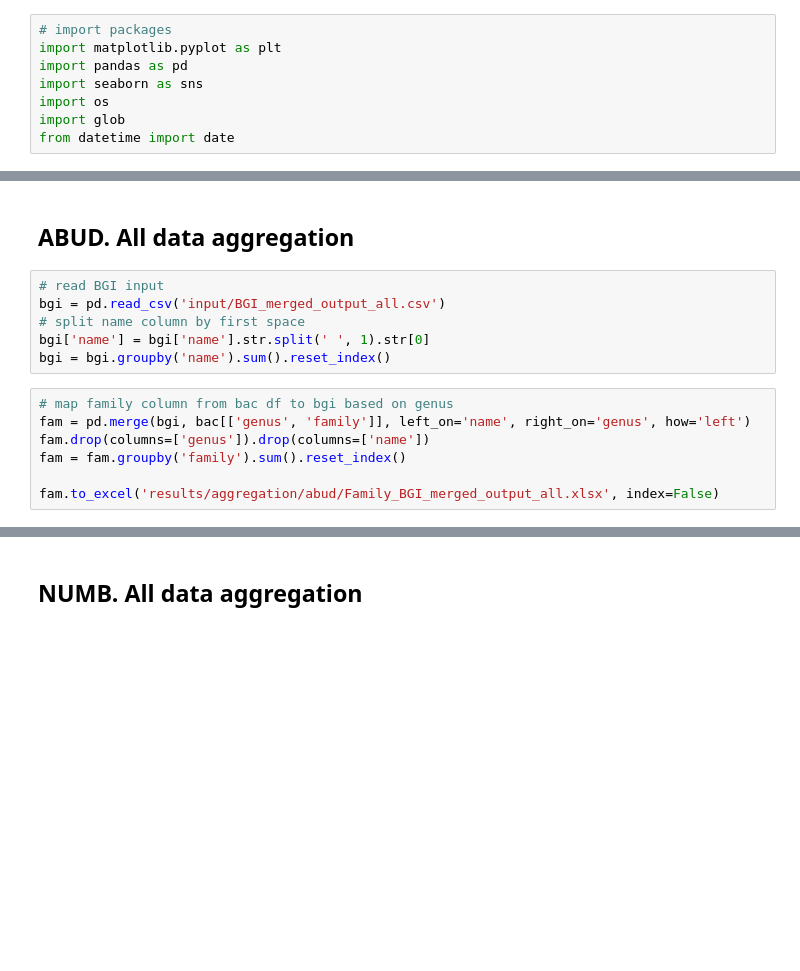
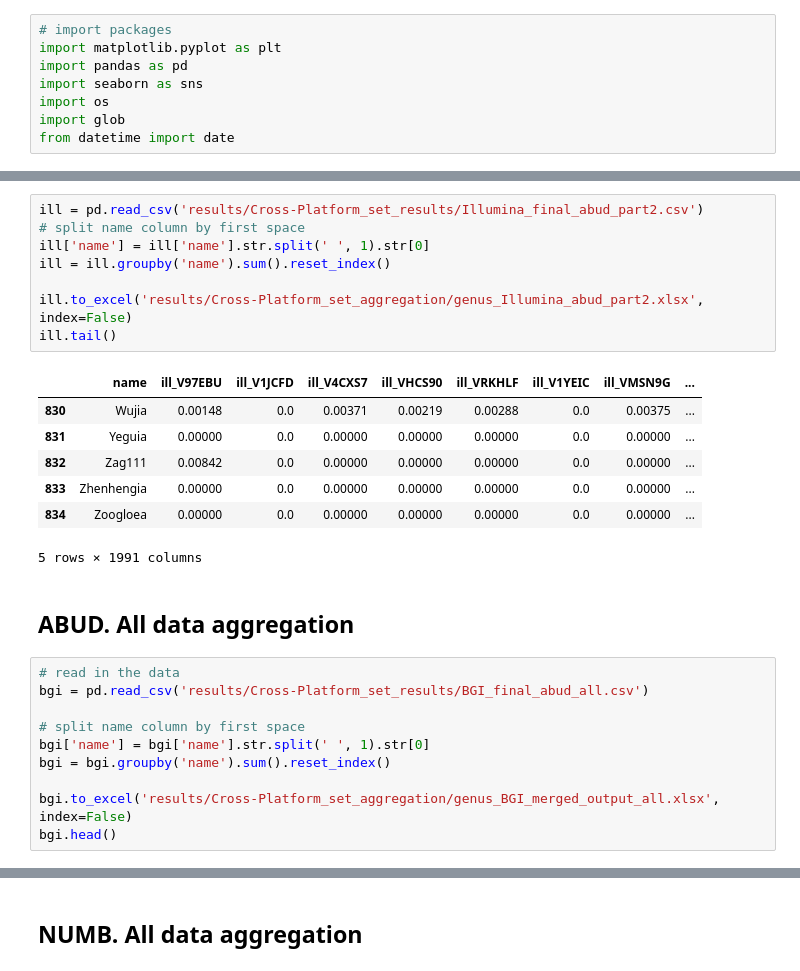
Before and after one commit to Chartiza/2024_Illumina_vs_BGI, a Jupyter notebook: step2_KRAKEN_aggregation/Genus_aggregation.ipynb, the cells around one changed output, grey strips where cells are left out. Saved outputs shown, nothing was run; the diff lists cells and outputs as text; blank space fills up the shorter version.

```diff
--- a/step2_KRAKEN_aggregation/Genus_aggregation.ipynb
+++ b/step2_KRAKEN_aggregation/Genus_aggregation.ipynb
@@ -59,16 +65,29 @@ fam.to_excel('results/aggregation/abud/Family_Illumina_merged_output_part.xlsx',
+# %%
+ill = pd.read_csv('results/Cross-Platform_set_results/Illumina_final_abud_part2.csv')
+# split name column by first space
+ill['name'] = ill['name'].str.split(' ', 1).str[0]
+ill = ill.groupby('name').sum().reset_index()
+
+ill.to_excel('results/Cross-Platform_set_aggregation/genus_Illumina_abud_part2.xlsx', index=False)
+ill.tail()
+# %% [output]
+|  | name | ill_V97EBU | ill_V1JCFD | ill_V4CXS7 | ill_VHCS90 | ill_VRKHLF | ill_V1YEIC | ill_VMSN9G | ... |
+| 830 | Wujia | 0.00148 | 0.0 | 0.00371 | 0.00219 | 0.00288 | 0.0 | 0.00375 | ... |
+| 831 | Yeguia | 0.00000 | 0.0 | 0.00000 | 0.00000 | 0.00000 | 0.0 | 0.00000 | ... |
+| 832 | Zag111 | 0.00842 | 0.0 | 0.00000 | 0.00000 | 0.00000 | 0.0 | 0.00000 | ... |
+| 833 | Zhenhengia | 0.00000 | 0.0 | 0.00000 | 0.00000 | 0.00000 | 0.0 | 0.00000 | ... |
+| 834 | Zoogloea | 0.00000 | 0.0 | 0.00000 | 0.00000 | 0.00000 | 0.0 | 0.00000 | ... |
+5 rows × 1991 columns
 # %% [markdown]
 ## ABUD. All data aggregation
 # %%
-# read BGI input
-bgi = pd.read_csv('input/BGI_merged_output_all.csv')
+# read in the data
+bgi = pd.read_csv('results/Cross-Platform_set_results/BGI_final_abud_all.csv')
+
 # split name column by first space
 bgi['name'] = bgi['name'].str.split(' ', 1).str[0]
 bgi = bgi.groupby('name').sum().reset_index()
+
+bgi.to_excel('results/Cross-Platform_set_aggregation/genus_BGI_merged_output_all.xlsx', index=False)
+bgi.head()
-# %%
-# map family column from bac df to bgi based on genus
-fam = pd.merge(bgi, bac[['genus', 'family']], left_on='name', right_on='genus', how='left')
-fam.drop(columns=['genus']).drop(columns=['name'])
-fam = fam.groupby('family').sum().reset_index()
-
-fam.to_excel('results/aggregation/abud/Family_BGI_merged_output_all.xlsx', index=False)
 # %%
```
Also changed, not shown: parts of 23 cells of this notebook, 6 other files.
